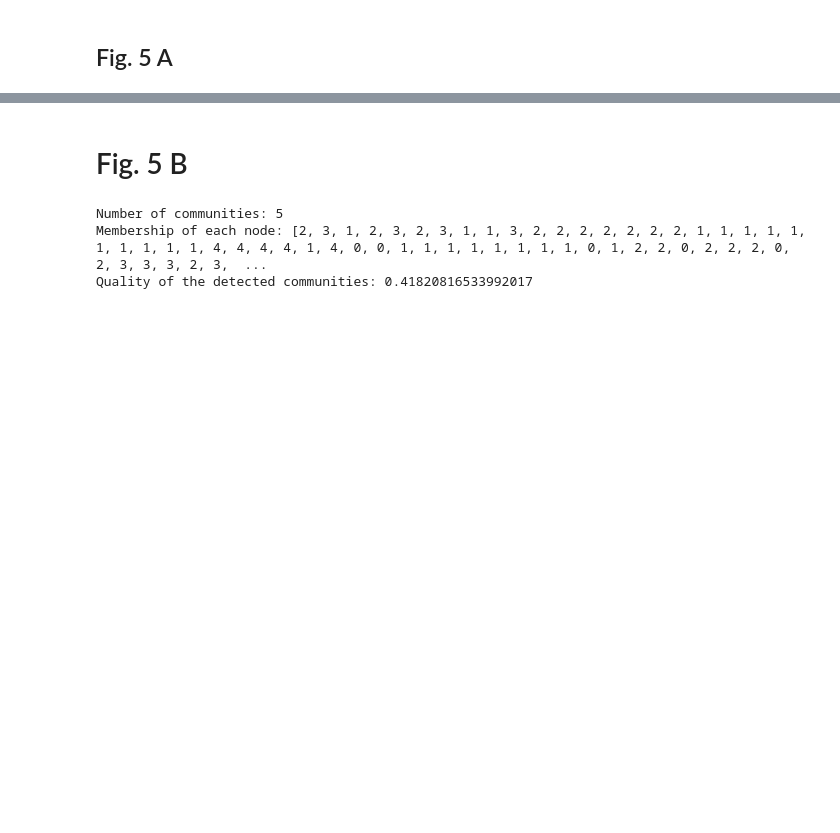
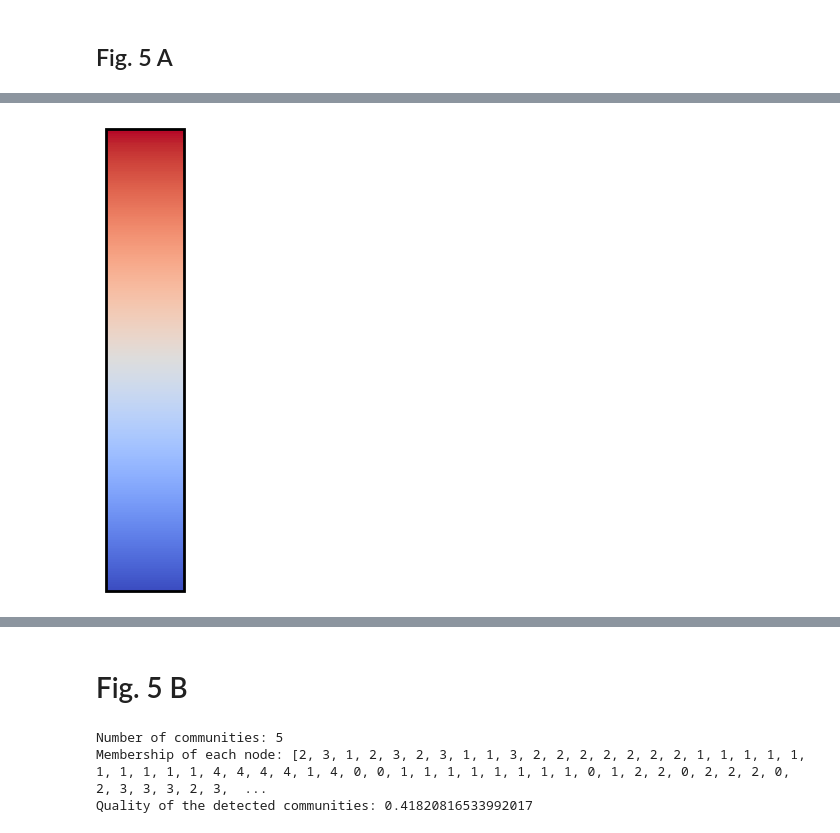
Before and after one commit to raffaelemazziotti/ECo_code, a Jupyter notebook: Fig_5_code_stats.ipynb, the cells around one changed output, grey strips where cells are left out. Drawn from its saved outputs; the diff is of its cells as text; code cells hidden in the pictures; blank space fills up the shorter version.

```diff
--- a/Fig_5_code_stats.ipynb
+++ b/Fig_5_code_stats.ipynb
@@ -110,3 +111,22 @@ plt.legend(handles=maps,bbox_to_anchor=(1.5, 0.5))
+# %%
+import matplotlib.pyplot as plt
+
+# Narrower vertical colorbar without ticks
+fig, ax = plt.subplots(figsize=(1, 6))
+
+cmap = plt.get_cmap("coolwarm")
+norm = plt.Normalize(vmin=-1, vmax=1)
+sm = plt.cm.ScalarMappable(cmap=cmap, norm=norm)
+sm.set_array([])
+
+# Add vertical colorbar, no ticks
+cbar = plt.colorbar(sm, cax=ax, orientation="vertical")
+cbar.set_ticks([])  # remove ticks
+cbar.set_label("")  # no label
+plt.savefig('Figs/Fig_5_cbar.png')
+plt.show()
+# %% [output]
+[figure, added]
 # %%
 # Demonstrator connectome
 connectome = demonstrator_conn_raw.copy()
```
Also changed, not shown: parts of 15 cells of this notebook, 26 other files.
